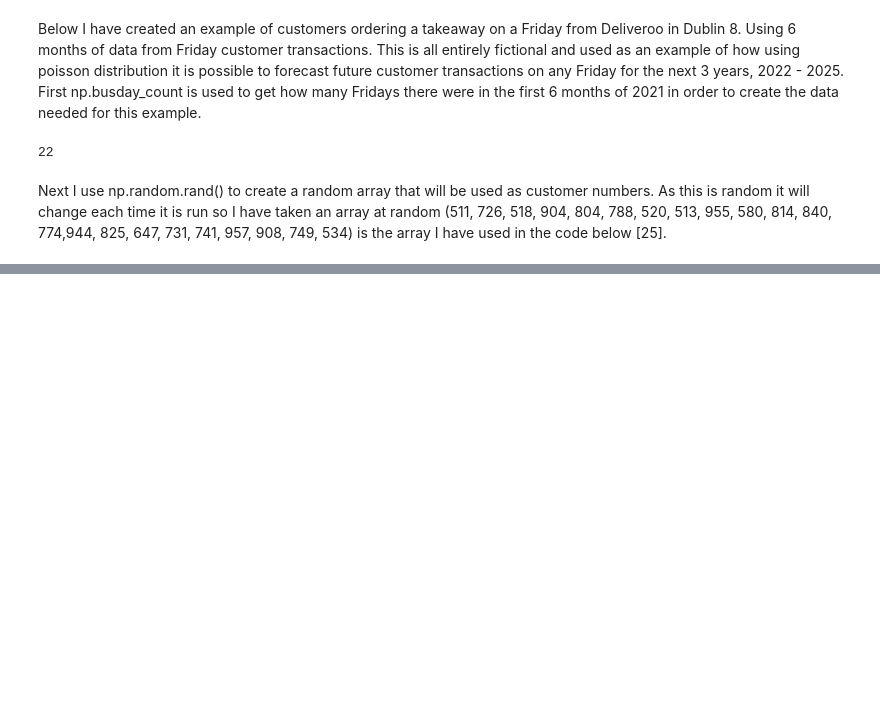
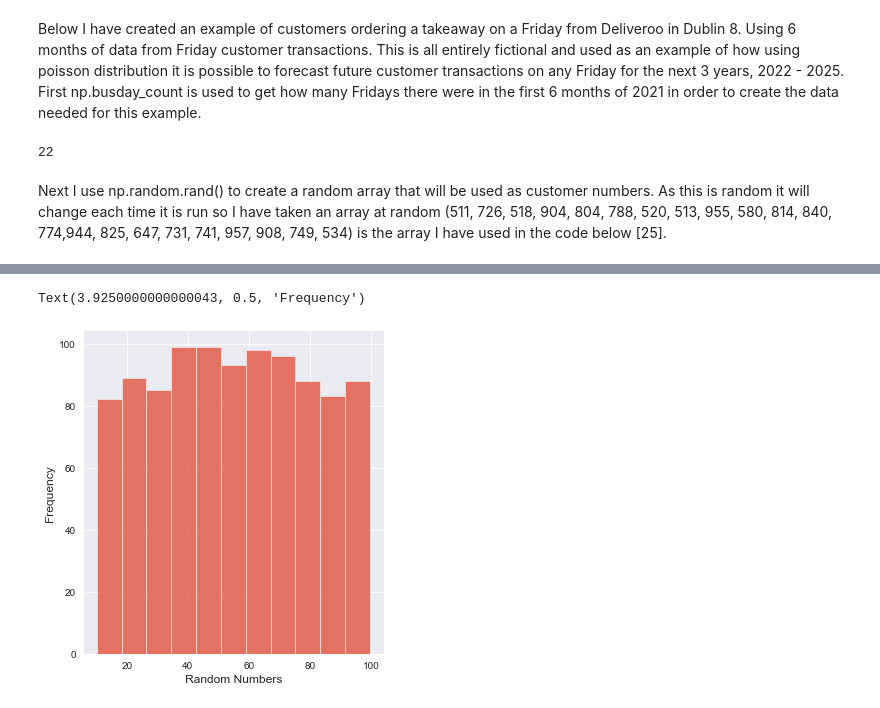
Before and after one commit to SaidhbhFoley/Assignment---Programming-for-Data-Analysis, a Jupyter notebook: numpy-random-Copy1.ipynb, the cells around one changed output, grey strips where cells are left out. Cells and saved outputs as stored; diff of their text form; code cells hidden in the pictures; blank space fills up the shorter version.

```diff
--- a/numpy-random-Copy1.ipynb
+++ b/numpy-random-Copy1.ipynb
@@ -575,0 +618,13 @@ Using Poisson Distribution we are able to forecast the number of Friday orders [
+# %%
+import numpy as np
+import seaborn as sns
+# With 1000 samples and an interval of between 10.0 (inclusive) and 100.0 (exclusive), generate a uniform distribution
+x = np.random.uniform(10.0, 100.0, size=1000)
+
+#Generate a distplot to visualise:
+sns.displot(x)
+plt.xlabel("Random Numbers")
+plt.ylabel("Frequency")
+# %% [output]
+Text(3.9250000000000043, 0.5, 'Frequency')
+[figure, added]
```
Also changed, not shown: parts of 60 cells of this notebook.
